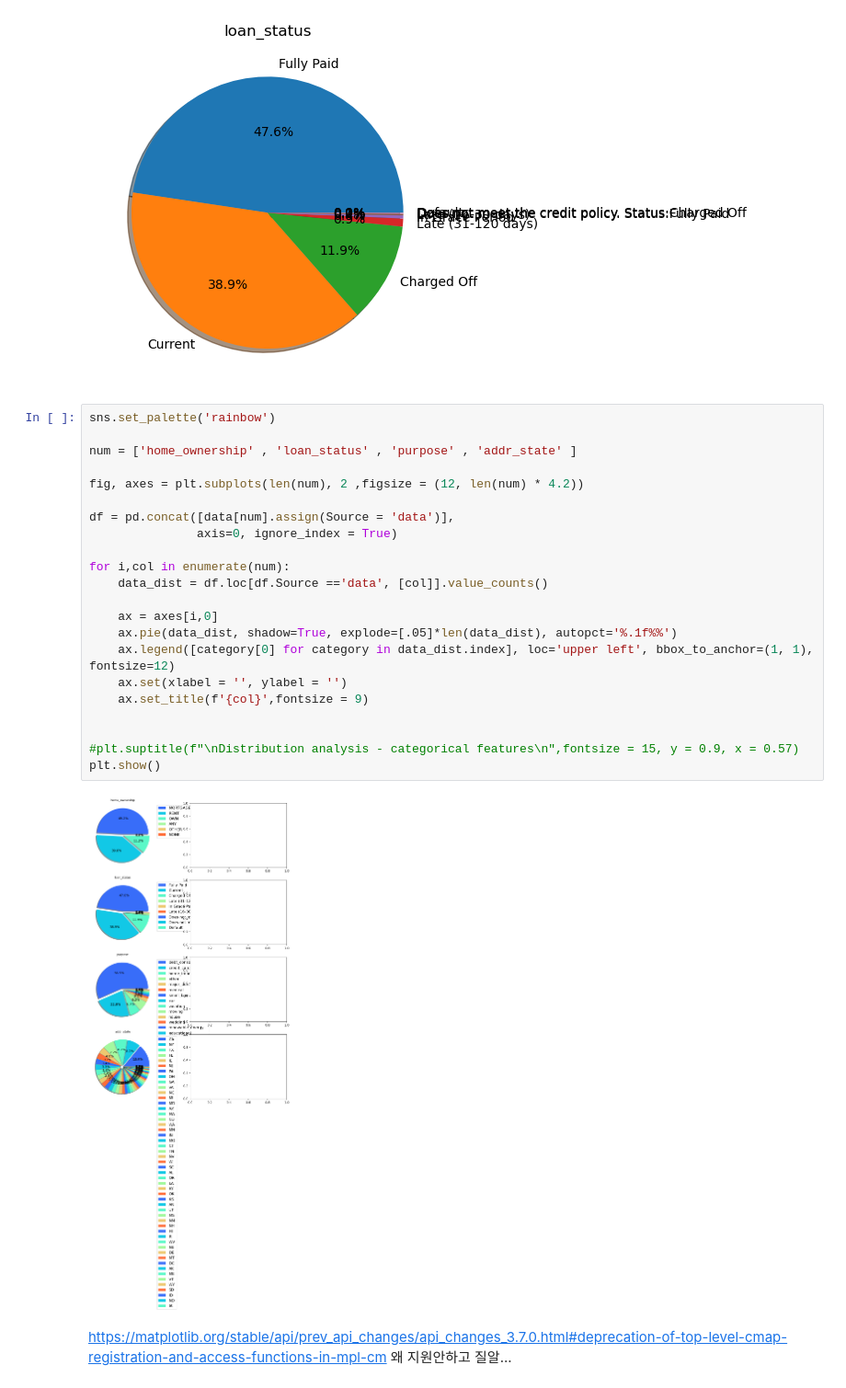
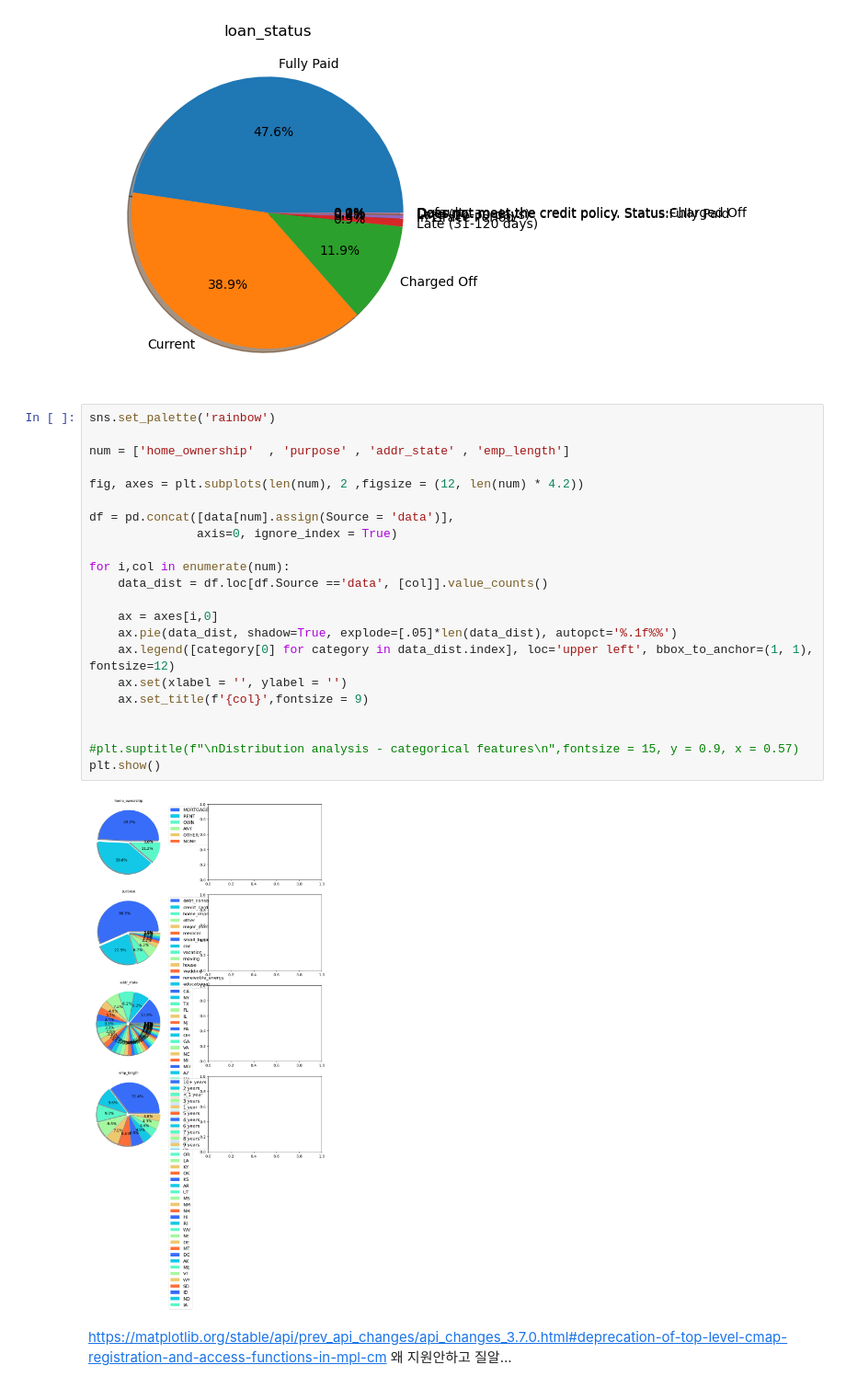
Before and after one commit to jiyoungeeeeeeeeeeeeeeeeeeeee/MLOps, a Jupyter notebook: train.ipynb, the cells around one changed output. Shown at 92% size. Cells and saved outputs as stored; diff of their text form.

```diff
--- a/train.ipynb
+++ b/train.ipynb
@@ -199,27 +180,27 @@ Text(0.5, 1.0, 'loan_status')
 # %%
 sns.set_palette('rainbow')
 
-num = ['home_ownership' , 'loan_status' , 'purpose' , 'addr_state' ]
+num = ['home_ownership'  , 'purpose' , 'addr_state' , 'emp_length']
 
 fig, axes = plt.subplots(len(num), 2 ,figsize = (12, len(num) * 4.2))
 
 df = pd.concat([data[num].assign(Source = 'data')],
                axis=0, ignore_index = True)
 
 for i,col in enumerate(num):
     data_dist = df.loc[df.Source =='data', [col]].value_counts()
 
     ax = axes[i,0]
     ax.pie(data_dist, shadow=True, explode=[.05]*len(data_dist), autopct='%.1f%%')
     ax.legend([category[0] for category in data_dist.index], loc='upper left', bbox_to_anchor=(1, 1), fontsize=12)
     ax.set(xlabel = '', ylabel = '')
     ax.set_title(f'{col}',fontsize = 9)
 
 
 #plt.suptitle(f"\nDistribution analysis - categorical features\n",fontsize = 15, y = 0.9, x = 0.57)
 plt.show()
 # %% [output]
-[figure, old version]
+[figure, new version]
 # %% [markdown]
 https://matplotlib.org/stable/api/prev_api_changes/api_changes_3.7.0.html#deprecation-of-top-level-cmap-registration-and-access-functions-in-mpl-cm
 왜 지원안하고 질알...
```
Also changed, not shown: parts of 49 cells of this notebook.
